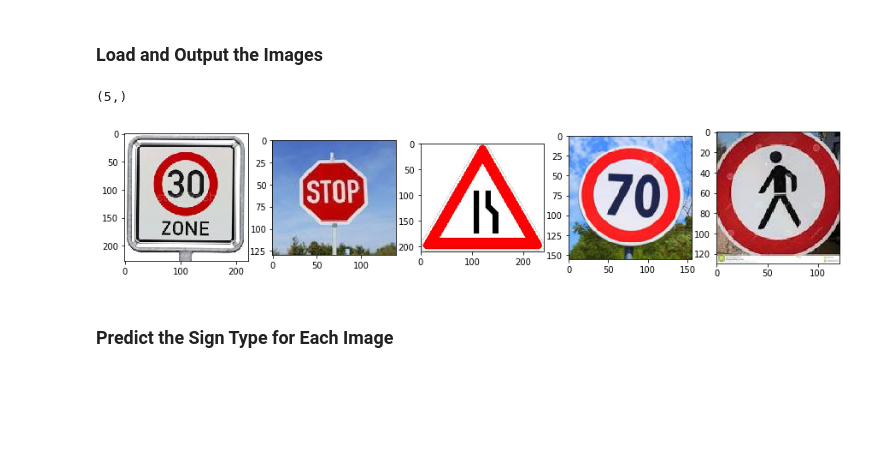
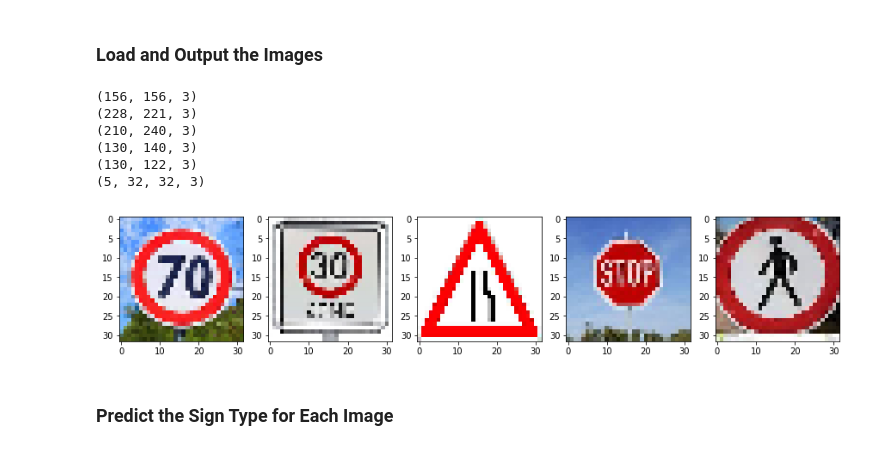
Before and after one commit to anjanarajam/SELF-DRIVING-CAR-TRAFFIC-LIGHT-CLASSIFIER, a Jupyter notebook: Traffic_Sign_Classifier.ipynb, the cells around one changed output. Saved outputs shown, nothing was run; the diff lists cells and outputs as text; code cells hidden in the pictures; blank space fills up the shorter version.

```diff
--- a/Traffic_Sign_Classifier.ipynb
+++ b/Traffic_Sign_Classifier.ipynb
@@ -422,40 +445,39 @@ You may find `signnames.csv` useful as it contains mappings from the class id (i
 # %%
 ### Load the images and plot them here.
 import glob
 import cv2
 
 sign_images = []
 
 # array of sub-plots
 nrows, ncols = 1, 5
 # figure size, inches
 figsize = [15, 8]
 
 # create figure (fig), and array of axes (ax)
 fig, ax1 = plt.subplots(nrows=nrows, ncols=ncols, figsize=figsize)
 ax1 = ax1.flatten()
 
-images = glob.glob('./traffic_signs/*.png')
-# print(images.size)
+images = glob.glob('./traffic_signs/image*.png')
 
 # img is the string(path) and i is the index
 for i, img in enumerate(images):
-    image = plt.imread(img)
-#     print(image.shape)
-#     data = np.asarray(image)
-#     print(data.shape)
-#     sign_images.append(data)
+    image = cv2.cvtColor(cv2.imread(img), cv2.COLOR_BGR2RGB)
+    print(image.shape)
+    image = cv2.resize(image, dsize=(32,32), interpolation=cv2.INTER_CUBIC)
     sign_images.append(image)
     ax1[i].imshow(image)
 
 print(np.array(sign_images).shape)
-# sign_images.shape
-
-
 ### Feel free to use as many code cells as needed.
 # %% [output]
-(5,)
+(156, 156, 3)
+(228, 221, 3)
+(210, 240, 3)
+(130, 140, 3)
+(130, 122, 3)
+(5, 32, 32, 3)
-[figure, old version]
+[figure, new version]
 # %% [markdown]
 ### Predict the Sign Type for Each Image
 # %%
```
Also changed, not shown: parts of 7 cells of this notebook.
